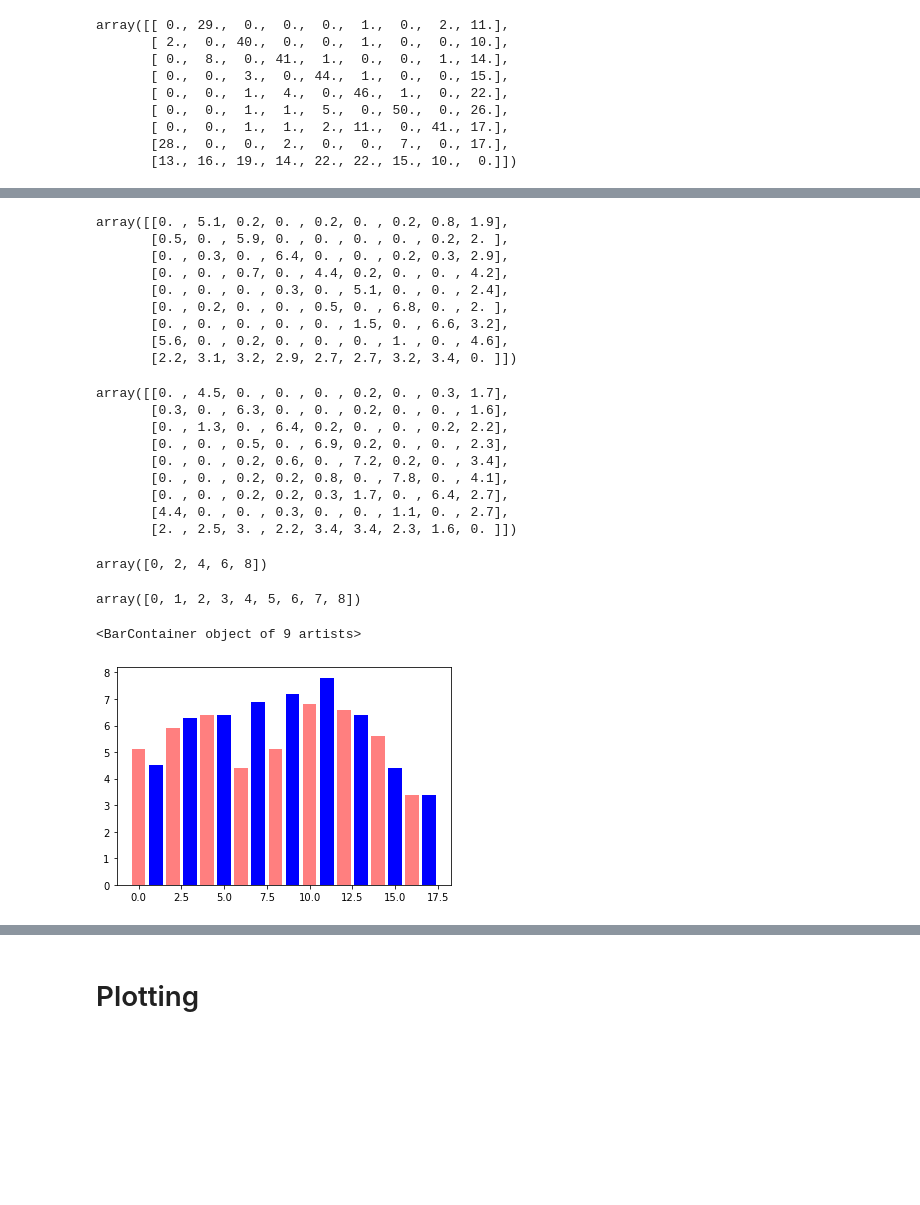
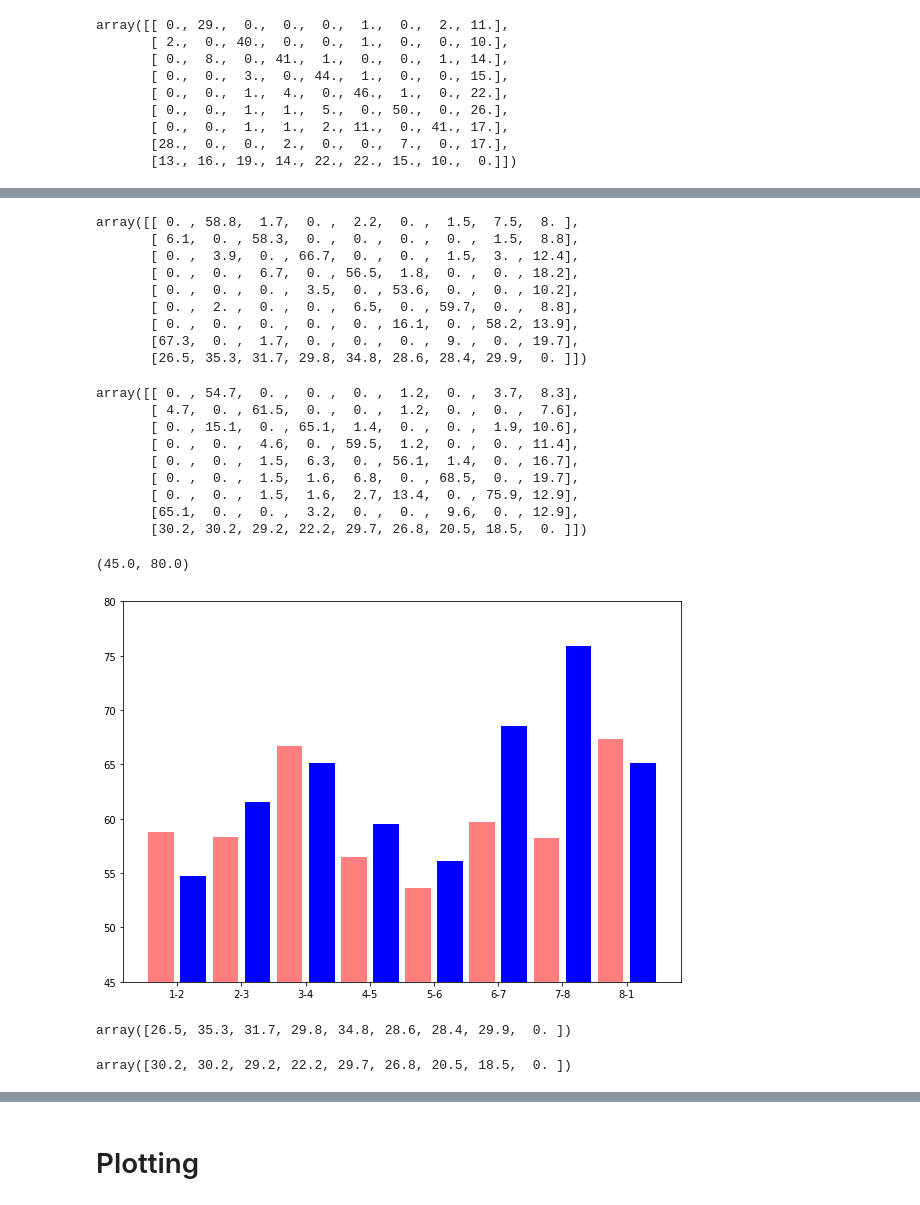
Before and after one commit to alexborowiak/mjo_and_rainfall_trend, a Jupyter notebook: rmm_trends.ipynb, the cells around one changed output, grey strips where cells are left out. Saved outputs shown, nothing was run; the diff lists cells and outputs as text; code cells hidden in the pictures; blank space fills up the shorter version.

```diff
--- a/rmm_trends.ipynb
+++ b/rmm_trends.ipynb
@@ -253,46 +265,52 @@ array([[ 0., 29.,  0.,  0.,  0.,  1.,  0.,  2., 11.],
 percent_trans1 = np.round(phase_trans_1 * 100 / np.sum(phase_trans_1),1)
 percent_trans2 = np.round(phase_trans_2 * 100 / np.sum(phase_trans_2),1)
 # %%
-percent_trans_diff_1 = np.round(phase_trans_diff_1 * 100 / np.sum(phase_trans_diff_1),1)
-percent_trans_diff_2 = np.round(phase_trans_diff_2 * 100 / np.sum(phase_trans_diff_2),1)
+percent_trans_diff_1 = np.round(phase_trans_diff_1 * 100 / np.sum(phase_trans_diff_1, axis = 0),1)
+percent_trans_diff_2 = np.round(phase_trans_diff_2 * 100 / np.sum(phase_trans_diff_2, axis = 0),1)
 # %%
 percent_trans_diff_1
 # %% [output]
-array([[0. , 5.1, 0.2, 0. , 0.2, 0. , 0.2, 0.8, 1.9],
-       [0.5, 0. , 5.9, 0. , 0. , 0. , 0. , 0.2, 2. ],
-       [0. , 0.3, 0. , 6.4, 0. , 0. , 0.2, 0.3, 2.9],
-       [0. , 0. , 0.7, 0. , 4.4, 0.2, 0. , 0. , 4.2],
-       [0. , 0. , 0. , 0.3, 0. , 5.1, 0. , 0. , 2.4],
-       [0. , 0.2, 0. , 0. , 0.5, 0. , 6.8, 0. , 2. ],
-       [0. , 0. , 0. , 0. , 0. , 1.5, 0. , 6.6, 3.2],
-       [5.6, 0. , 0.2, 0. , 0. , 0. , 1. , 0. , 4.6],
-       [2.2, 3.1, 3.2, 2.9, 2.7, 2.7, 3.2, 3.4, 0. ]])
+array([[ 0. , 58.8,  1.7,  0. ,  2.2,  0. ,  1.5,  7.5,  8. ],
+       [ 6.1,  0. , 58.3,  0. ,  0. ,  0. ,  0. ,  1.5,  8.8],
+       [ 0. ,  3.9,  0. , 66.7,  0. ,  0. ,  1.5,  3. , 12.4],
+       [ 0. ,  0. ,  6.7,  0. , 56.5,  1.8,  0. ,  0. , 18.2],
+       [ 0. ,  0. ,  0. ,  3.5,  0. , 53.6,  0. ,  0. , 10.2],
+       [ 0. ,  2. ,  0. ,  0. ,  6.5,  0. , 59.7,  0. ,  8.8],
+       [ 0. ,  0. ,  0. ,  0. ,  0. , 16.1,  0. , 58.2, 13.9],
+       [67.3,  0. ,  1.7,  0. ,  0. ,  0. ,  9. ,  0. , 19.7],
+       [26.5, 35.3, 31.7, 29.8, 34.8, 28.6, 28.4, 29.9,  0. ]])
 # %%
 percent_trans_diff_2
 # %% [output]
-array([[0. , 4.5, 0. , 0. , 0. , 0.2, 0. , 0.3, 1.7],
-       [0.3, 0. , 6.3, 0. , 0. , 0.2, 0. , 0. , 1.6],
-       [0. , 1.3, 0. , 6.4, 0.2, 0. , 0. , 0.2, 2.2],
-       [0. , 0. , 0.5, 0. , 6.9, 0.2, 0. , 0. , 2.3],
-       [0. , 0. , 0.2, 0.6, 0. , 7.2, 0.2, 0. , 3.4],
-       [0. , 0. , 0.2, 0.2, 0.8, 0. , 7.8, 0. , 4.1],
-       [0. , 0. , 0.2, 0.2, 0.3, 1.7, 0. , 6.4, 2.7],
-       [4.4, 0. , 0. , 0.3, 0. , 0. , 1.1, 0. , 2.7],
-       [2. , 2.5, 3. , 2.2, 3.4, 3.4, 2.3, 1.6, 0. ]])
+array([[ 0. , 54.7,  0. ,  0. ,  0. ,  1.2,  0. ,  3.7,  8.3],
+       [ 4.7,  0. , 61.5,  0. ,  0. ,  1.2,  0. ,  0. ,  7.6],
+       [ 0. , 15.1,  0. , 65.1,  1.4,  0. ,  0. ,  1.9, 10.6],
+       [ 0. ,  0. ,  4.6,  0. , 59.5,  1.2,  0. ,  0. , 11.4],
+       [ 0. ,  0. ,  1.5,  6.3,  0. , 56.1,  1.4,  0. , 16.7],
+       [ 0. ,  0. ,  1.5,  1.6,  6.8,  0. , 68.5,  0. , 19.7],
+       [ 0. ,  0. ,  1.5,  1.6,  2.7, 13.4,  0. , 75.9, 12.9],
+       [65.1,  0. ,  0. ,  3.2,  0. ,  0. ,  9.6,  0. , 12.9],
+       [30.2, 30.2, 29.2, 22.2, 29.7, 26.8, 20.5, 18.5,  0. ]])
 # %%
-max_trans_1 = np.max(percent_trans_diff_1, axis = 1)
-max_trans_2 = np.max(percent_trans_diff_2, axis = 1)
+max_trans_1 = np.max(percent_trans_diff_1, axis = 1)[:8]
+max_trans_2 = np.max(percent_trans_diff_2, axis = 1)[:8]
-# %%
-np.arange(0,9,2)
-# %% [output]
-array([0, 2, 4, 6, 8])
-# %%
-np.arange(0, len(max_trans_1))
-# %% [output]
-array([0, 1, 2, 3, 4, 5, 6, 7, 8])
 # %%
-plt.bar(np.arange(0, 2 * len(max_trans_1), 2),max_trans_1, alpha = 0.5, zorder = 1, color = 'red')
-plt.bar(np.arange(0, 2 * len(max_trans_1),2) + 1 ,max_trans_2, alpha = 1, zorder = 0, color = 'blue')
+fig = plt.figure(figsize = (10,7))
+ax = fig.add_subplot(111)
+ax.bar(np.arange(0, 2 * len(max_trans_1), 2),max_trans_1, alpha = 0.5, zorder = 1, color = 'red')
+ax.bar(np.arange(0, 2 * len(max_trans_1),2) + 1 ,max_trans_2, alpha = 1, zorder = 0, color = 'blue')
+ax.set_xticks(np.arange(0, 2 * len(max_trans_1),2) + 0.5)
+ax.set_xticklabels(['1-2','2-3','3-4','4-5','5-6','6-7','7-8','8-1']);
+
+ax.set_ylim([45,80])
 # %% [output]
-<BarContainer object of 9 artists>
+(45.0, 80.0)
-[figure, old version]
+[figure, new version]
+# %%
+percent_trans_diff_1[8]
+# %% [output]
+array([26.5, 35.3, 31.7, 29.8, 34.8, 28.6, 28.4, 29.9,  0. ])
+# %%
+percent_trans_diff_2[8]
+# %% [output]
+array([30.2, 30.2, 29.2, 22.2, 29.7, 26.8, 20.5, 18.5,  0. ])
```
Also changed, not shown: parts of 3 cells of this notebook.
